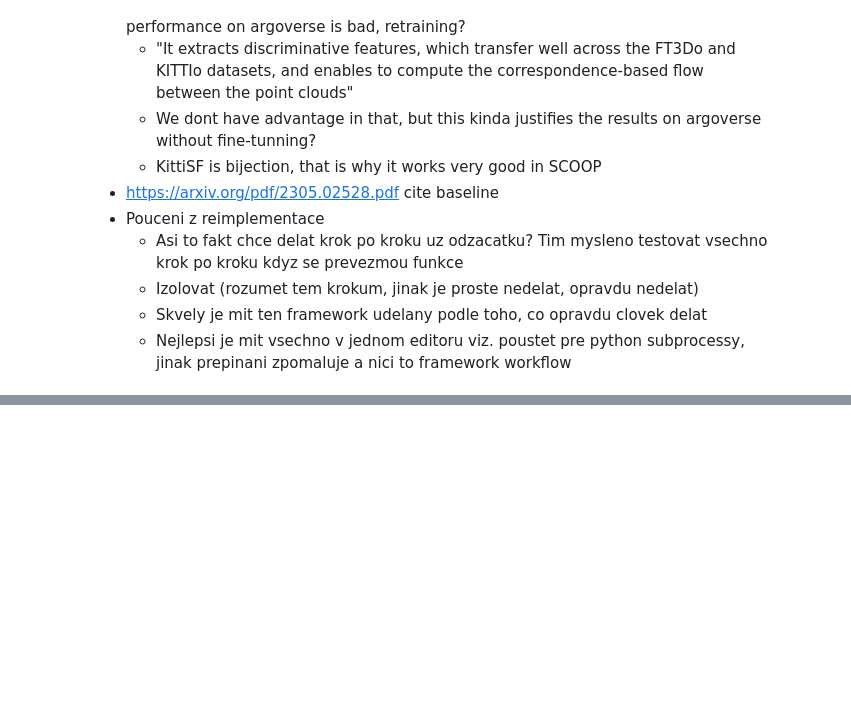
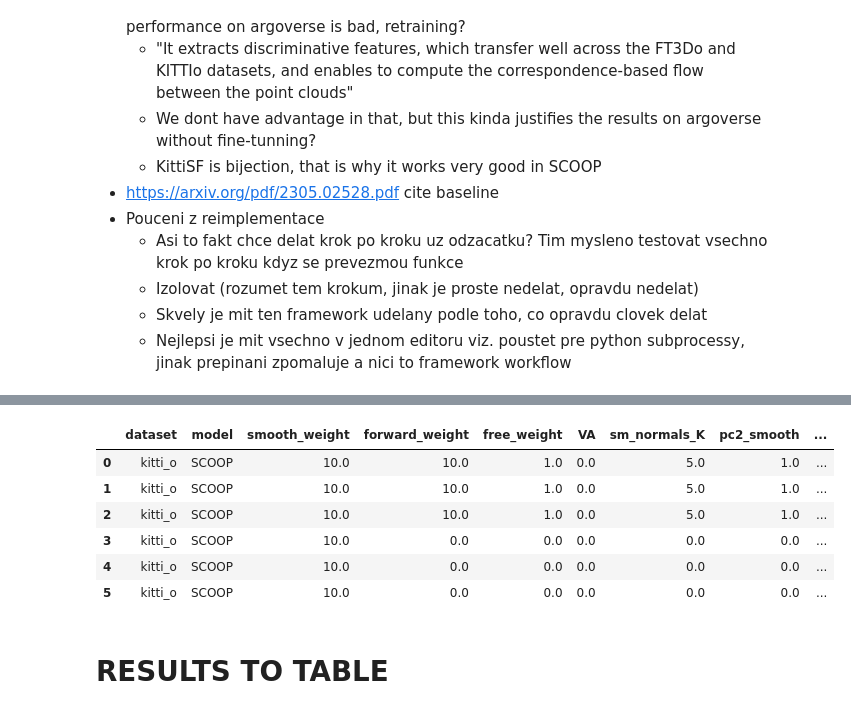
Before and after one commit to vacany/sac-flow, a Jupyter notebook: notebooks/experiments.ipynb, the cells around one changed output, grey strips where cells are left out. Cells and saved outputs as stored; diff of their text form; code cells hidden in the pictures; blank space fills up the shorter version.

```diff
--- a/notebooks/experiments.ipynb
+++ b/notebooks/experiments.ipynb
@@ -317,0 +416,28 @@ plt.savefig(f'{TMP_VIS_PATH}/{dataset_type}_range.png')
+# %%
+#TODO parse results from old experiments on KITTISF
+datasets = ['kitti_t', 'kitti_o', 'argoverse', 'nuscenes', 'waymo']
+metric_list = ['EPE3D', 'acc3d_strict', 'acc3d_relax', 'angle_error', 'outlier']
+
+for dataset in datasets:
+    metric_string = ''
+    cur_df = df[df['dataset'] == dataset]
+    ours_df = cur_df[cur_df['aff'] == 'ours']
+    baseline_df = cur_df[cur_df['aff'] == 'baseline']
+
+    for metric in metric_list:
+        exp_mask = (df['free_weight'] > 0) & (df['forward_weight'] > 0) & (df['sm_normals_K'] > 0) & (df['smooth_weight'] > 0) & (df['pc2_smooth'] > 0)
+
+
+# ours_df[exp_mask]
+# df[df['dataset'] == 'waymo']
+df
+# %% [output]
+|  | dataset | model | smooth_weight | forward_weight | free_weight | VA | sm_normals_K | pc2_smooth | ... |
+| 0 | kitti_o | SCOOP | 10.0 | 10.0 | 1.0 | 0.0 | 5.0 | 1.0 | ... |
+| 1 | kitti_o | SCOOP | 10.0 | 10.0 | 1.0 | 0.0 | 5.0 | 1.0 | ... |
+| 2 | kitti_o | SCOOP | 10.0 | 10.0 | 1.0 | 0.0 | 5.0 | 1.0 | ... |
+| 3 | kitti_o | SCOOP | 10.0 | 0.0 | 0.0 | 0.0 | 0.0 | 0.0 | ... |
+| 4 | kitti_o | SCOOP | 10.0 | 0.0 | 0.0 | 0.0 | 0.0 | 0.0 | ... |
+| 5 | kitti_o | SCOOP | 10.0 | 0.0 | 0.0 | 0.0 | 0.0 | 0.0 | ... |
+# %% [markdown]
+# RESULTS TO TABLE
```
Also changed, not shown: parts of 12 cells of this notebook, 29 other files.
